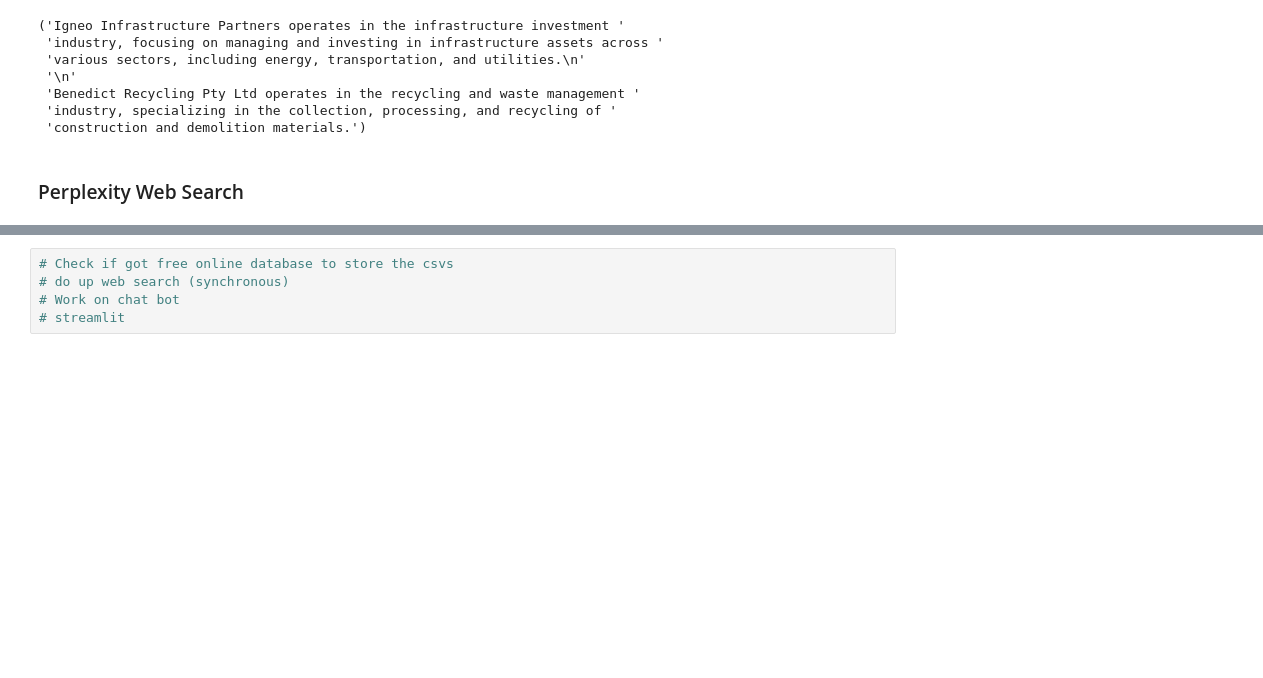
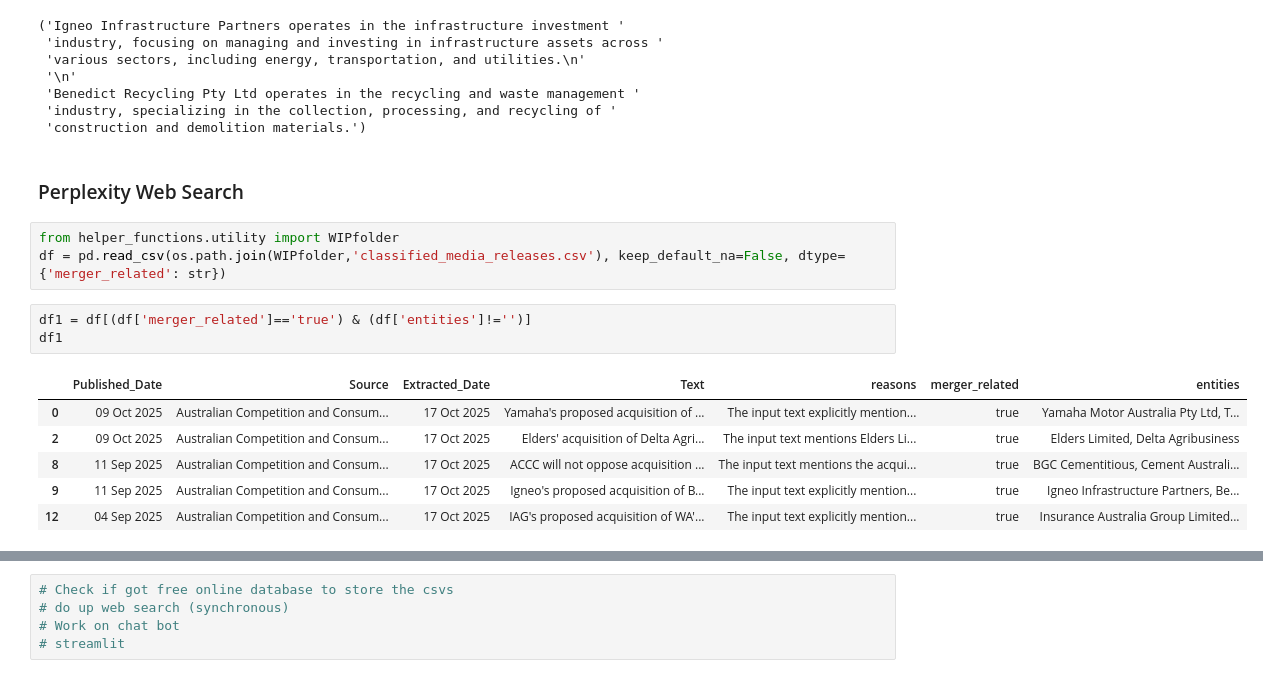
Before and after one commit to chuash/MergerScan, a Jupyter notebook: Draft.ipynb, the cells around one changed output, grey strips where cells are left out. Cells and saved outputs as stored; diff of their text form; blank space fills up the shorter version.

```diff
--- a/Draft.ipynb
+++ b/Draft.ipynb
@@ -554,6 +554,19 @@ pprint(response.output_text)
  'construction and demolition materials.')
 # %% [markdown]
 ### Perplexity Web Search
+# %%
+from helper_functions.utility import WIPfolder
+df = pd.read_csv(os.path.join(WIPfolder,'classified_media_releases.csv'), keep_default_na=False, dtype={'merger_related': str})
+# %%
+df1 = df[(df['merger_related']=='true') & (df['entities']!='')]
+df1
+# %% [output]
+|  | Published_Date | Source | Extracted_Date | Text | reasons | merger_related | entities |
+| 0 | 09 Oct 2025 | Australian Competition and Consum... | 17 Oct 2025 | Yamaha's proposed acquisition of ... | The input text explicitly mention... | true | Yamaha Motor Australia Pty Ltd, T... |
+| 2 | 09 Oct 2025 | Australian Competition and Consum... | 17 Oct 2025 | Elders' acquisition of Delta Agri... | The input text mentions Elders Li... | true | Elders Limited, Delta Agribusiness |
+| 8 | 11 Sep 2025 | Australian Competition and Consum... | 17 Oct 2025 | ACCC will not oppose acquisition ... | The input text mentions the acqui... | true | BGC Cementitious, Cement Australi... |
+| 9 | 11 Sep 2025 | Australian Competition and Consum... | 17 Oct 2025 | Igneo's proposed acquisition of B... | The input text explicitly mention... | true | Igneo Infrastructure Partners, Be... |
+| 12 | 04 Sep 2025 | Australian Competition and Consum... | 17 Oct 2025 | IAG's proposed acquisition of WA'... | The input text explicitly mention... | true | Insurance Australia Group Limited... |
 # %%
 
 sys_msg = (f"<the_only_instruction> You are a helpful and friendly research assistant. The user query is enclosed within <incoming-query> tag pair. Current date is {date.today().strftime("%d %b %Y")}."
```
Also changed, not shown: parts of 23 cells of this notebook, 2 other files.
